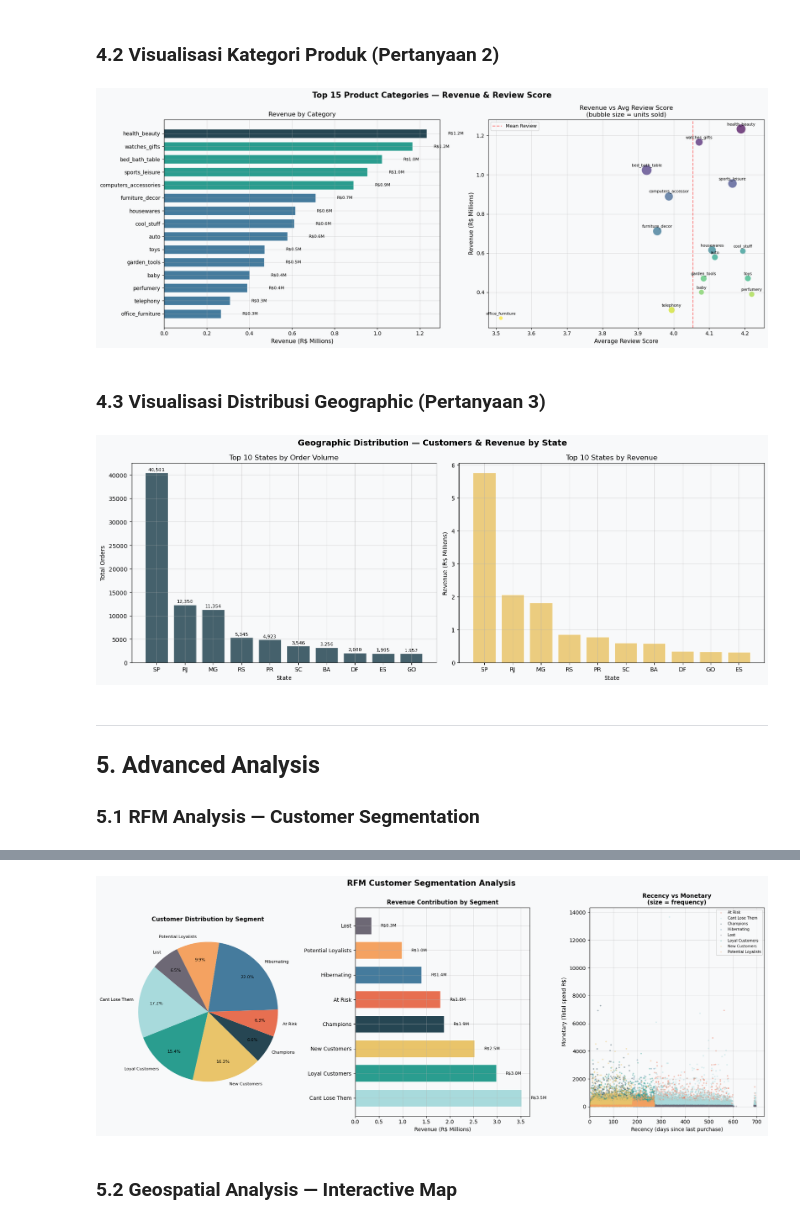
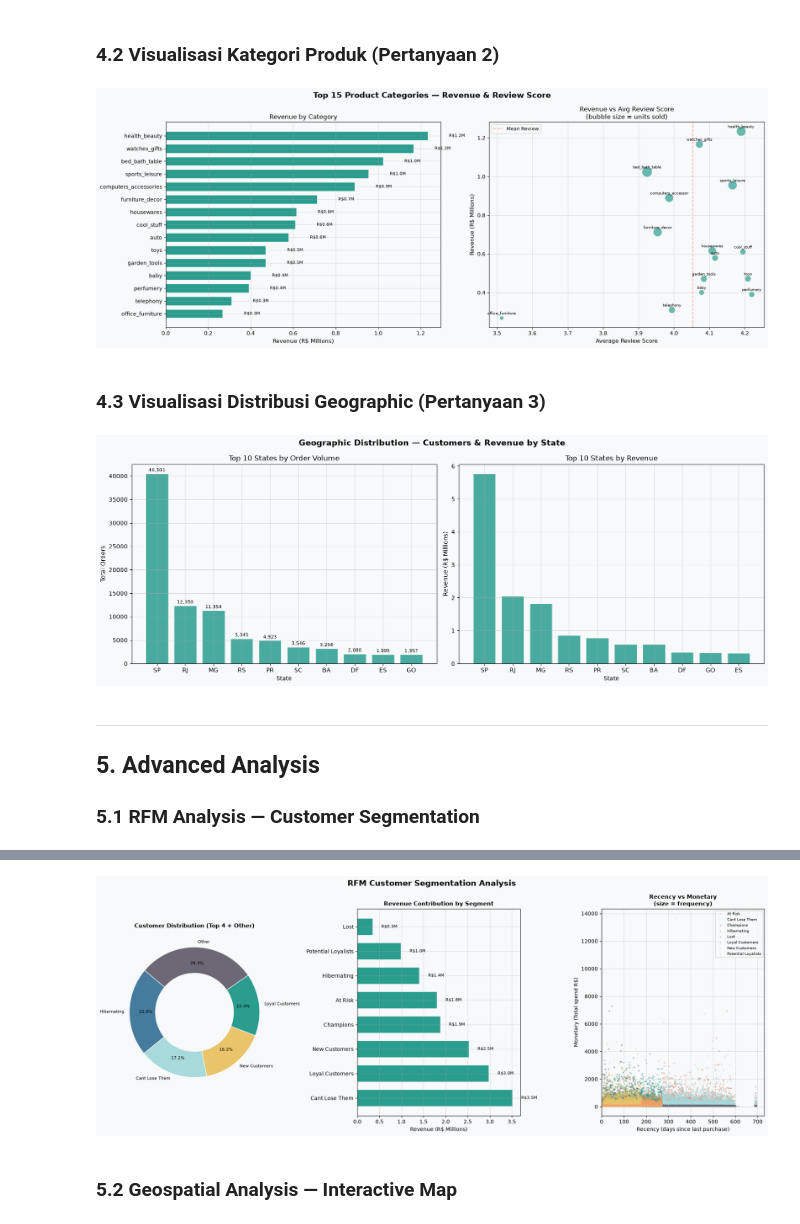
Before and after one commit to DaffaAlfiannoor/E-Commerce-Data-Analysis, a Jupyter notebook: notebook.ipynb, the cells around one changed output, grey strips where cells are left out. Cells and saved outputs as stored; diff of their text form; code cells hidden in the pictures.

```diff
--- a/notebook.ipynb
+++ b/notebook.ipynb
@@ -607,9 +606,8 @@ fig.suptitle('Top 15 Product Categories — Revenue & Review Score', fontsize=15
 
 # ── Left: Horizontal bar — Revenue ───────────────────────────────────────────
 ax1 = axes[0]
-colors = [PALETTE[0] if i == 0 else PALETTE[1] if i < 5 else PALETTE[6] for i in range(15)]
 bars = ax1.barh(top15['category_en'][::-1], top15['total_revenue'][::-1] / 1e6,
-                color=colors[::-1], edgecolor='white', height=0.7)
+                color=PALETTE[1], edgecolor='white', height=0.7)
 ax1.set_xlabel('Revenue (R$ Millions)', fontsize=11)
 ax1.set_title('Revenue by Category', fontsize=12)
 for bar, val in zip(bars, (top15['total_revenue'][::-1] / 1e6)):
@@ -618,9 +616,9 @@ for bar, val in zip(bars, (top15['total_revenue'][::-1] / 1e6)):
 
 # ── Right: Scatter — Revenue vs Review Score (bubble = units) ─────────────────
 ax2 = axes[1]
-sc = ax2.scatter(top15['avg_review'], top15['total_revenue'] / 1e6,
-                 s=top15['units_sold'] / 30, alpha=0.7,
-                 c=range(15), cmap='viridis', edgecolors='white', linewidths=0.5)
+ax2.scatter(top15['avg_review'], top15['total_revenue'] / 1e6,
+            s=top15['units_sold'] / 30, alpha=0.7,
+            color=PALETTE[1], edgecolors='white', linewidths=0.5)
 for _, row in top15.iterrows():
     ax2.annotate(row['category_en'][:18],
                  (row['avg_review'], row['total_revenue'] / 1e6),
@@ -629,14 +627,14 @@ for _, row in top15.iterrows():
 ax2.set_xlabel('Average Review Score', fontsize=11)
 ax2.set_ylabel('Revenue (R$ Millions)', fontsize=11)
 ax2.set_title('Revenue vs Avg Review Score\n(bubble size = units sold)', fontsize=12)
-ax2.axvline(top15['avg_review'].mean(), color='red', linestyle='--', alpha=0.5, label='Mean Review')
+ax2.axvline(top15['avg_review'].mean(), color=PALETTE[4], linestyle='--', alpha=0.5, label='Mean Review')
 ax2.legend(fontsize=9)
 
 plt.tight_layout()
 plt.savefig('category_analysis.png', dpi=150, bbox_inches='tight')
 plt.show()
 # %% [output]
-[figure, old version]
+[figure, new version]
 # %% [markdown]
 ### 4.3 Visualisasi Distribusi Geographic (Pertanyaan 3)
 # %%
@@ -647,7 +645,7 @@ fig.suptitle('Geographic Distribution — Customers & Revenue by State', fontsiz
 top_states_orders = state_cust.head(10)
 ax1 = axes[0]
 ax1.bar(top_states_orders['customer_state'], top_states_orders['total_orders'],
-        color=PALETTE[0], alpha=0.85, edgecolor='white')
+        color=PALETTE[1], alpha=0.85, edgecolor='white')
 ax1.set_title('Top 10 States by Order Volume')
 ax1.set_xlabel('State')
 ax1.set_ylabel('Total Orders')
@@ -659,7 +657,7 @@ for i, (_, row) in enumerate(top_states_orders.iterrows()):
 top_states_rev = state_rev.head(10)
 ax2 = axes[1]
 ax2.bar(top_states_rev['customer_state'], top_states_rev['revenue'] / 1e6,
-        color=PALETTE[2], alpha=0.85, edgecolor='white')
+        color=PALETTE[1], alpha=0.85, edgecolor='white')
 ax2.set_title('Top 10 States by Revenue')
 ax2.set_xlabel('State')
 ax2.set_ylabel('Revenue (R$ Millions)')
@@ -667,7 +665,7 @@ ax2.set_ylabel('Revenue (R$ Millions)')
 plt.tight_layout()
 plt.show()
 # %% [output]
-[figure, old version]
+[figure, new version]
 # %% [markdown]
 ---
 ## 5. Advanced Analysis
@@ -755,47 +753,52 @@ seg_colors = {
     'New Customers':'#E9C46A', 'Potential Loyalists':'#F4A261',
     'At Risk':'#E76F51', 'Cant Lose Them':'#A8DADC',
     'Hibernating':'#457B9D', 'Lost':'#6D6875'
 }
 
-# ── Pie: Customer share ───────────────────────────────────────────────────────
+# ── Donut: Customer share (top 4 + Other) ─────────────────────────────────────
 ax1 = axes[0]
-colors_list = [seg_colors.get(s, '#888') for s in seg_summary['Segment']]
-wedges, texts, autotexts = ax1.pie(
-    seg_summary['count'], labels=seg_summary['Segment'],
-    autopct=lambda p: f'{p:.1f}%' if p > 3 else '',
-    colors=colors_list, startangle=140,
-    pctdistance=0.75, labeldistance=1.08, textprops={'fontsize': 8})
-ax1.set_title('Customer Distribution by Segment', fontsize=11, fontweight='bold')
+pie_summary = seg_summary.nlargest(4, 'count').copy()
+other_count = seg_summary.loc[~seg_summary.index.isin(pie_summary.index), 'count'].sum()
+if other_count:
+    pie_summary = pd.concat([
+        pie_summary,
+        pd.DataFrame([{'Segment': 'Other', 'count': other_count}])
+    ], ignore_index=True)
+pie_colors = [seg_colors.get(s, '#6D6875') for s in pie_summary['Segment']]
+ax1.pie(
+    pie_summary['count'], labels=pie_summary['Segment'],
+    autopct=lambda p: f'{p:.1f}%', colors=pie_colors, startangle=140,
+    pctdistance=0.75, labeldistance=1.08,
+    textprops={'fontsize': 8}, wedgeprops={'width': 0.4, 'edgecolor': 'white'})
+ax1.set_title('Customer Distribution (Top 4 + Other)', fontsize=11, fontweight='bold')
 
 # ── Bar: Revenue share ────────────────────────────────────────────────────────
 ax2 = axes[1]
 bars = ax2.barh(seg_summary['Segment'], seg_summary['total_revenue'] / 1e6,
-                color=colors_list, edgecolor='white', height=0.7)
+                color=PALETTE[1], edgecolor='white', height=0.7)
 ax2.set_xlabel('Revenue (R$ Millions)')
 ax2.set_title('Revenue Contribution by Segment', fontsize=11, fontweight='bold')
 for bar, val in zip(bars, seg_summary['total_revenue'] / 1e6):
     ax2.text(val + 0.2, bar.get_y() + bar.get_height()/2,
              f'R${val:.1f}M', va='center', fontsize=8)
 
 # ── Scatter: R vs M, size=F ───────────────────────────────────────────────────
 ax3 = axes[2]
 for seg, grp in rfm.groupby('Segment'):
     ax3.scatter(grp['recency'], grp['monetary'],
-                s=grp['frequency'] * 8,
-                alpha=0.4, label=seg,
-                color=seg_colors.get(seg, '#888'),
-                edgecolors='none')
+                s=grp['frequency'] * 8, alpha=0.4, label=seg,
+                color=seg_colors.get(seg, '#888'), edgecolors='none')
 ax3.set_xlabel('Recency (days since last purchase)')
 ax3.set_ylabel('Monetary (Total spend R$)')
 ax3.set_title('Recency vs Monetary\n(size = frequency)', fontsize=11, fontweight='bold')
 ax3.legend(fontsize=7, loc='upper right', markerscale=0.8)
 ax3.set_xlim(left=0)
 
 plt.tight_layout()
 plt.savefig('rfm_analysis.png', dpi=150, bbox_inches='tight')
 plt.show()
 # %% [output]
-[figure, old version]
+[figure, new version]
 # %% [markdown]
 ### 5.2 Geospatial Analysis — Interactive Map
 # %%
```
Also changed, not shown: parts of 4 cells of this notebook.
